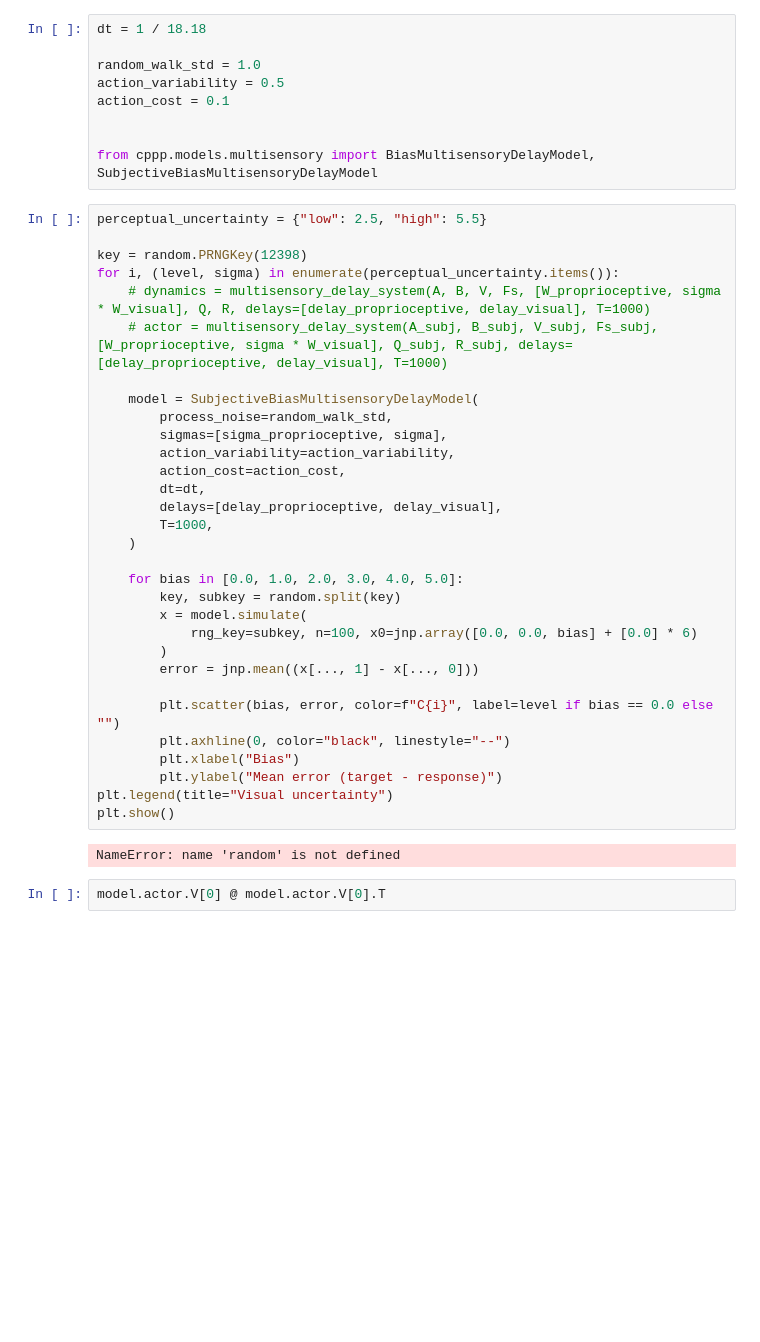
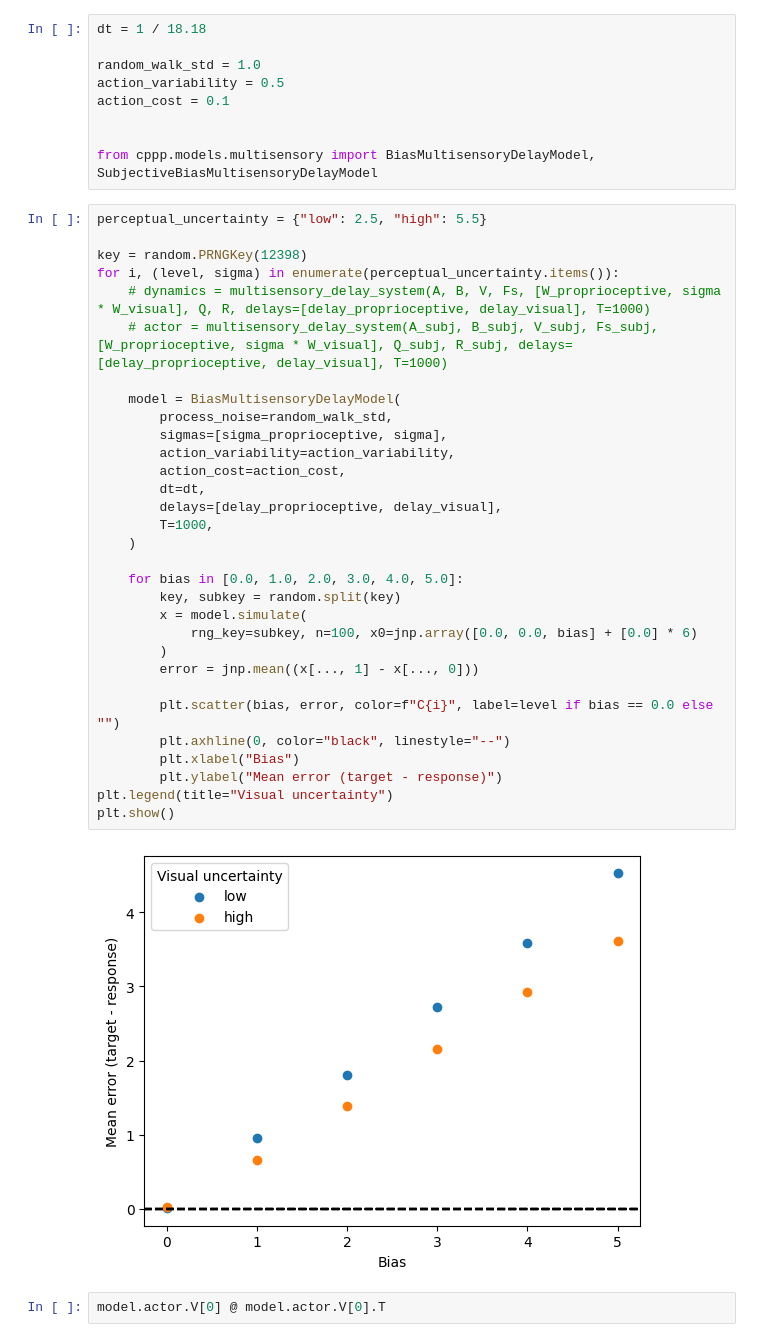
Before and after one commit to dominikstrb/cpp-proprioception, a Jupyter notebook: notebooks/DelayModel.ipynb, the cells around one changed output. Drawn from its saved outputs; the diff is of its cells as text; blank space fills up the shorter version.

```diff
--- a/notebooks/DelayModel.ipynb
+++ b/notebooks/DelayModel.ipynb
@@ -74,35 +74,35 @@ from cppp.models.multisensory import BiasMultisensoryDelayModel, SubjectiveBiasM
 perceptual_uncertainty = {"low": 2.5, "high": 5.5}
 
 key = random.PRNGKey(12398)
 for i, (level, sigma) in enumerate(perceptual_uncertainty.items()):
     # dynamics = multisensory_delay_system(A, B, V, Fs, [W_proprioceptive, sigma * W_visual], Q, R, delays=[delay_proprioceptive, delay_visual], T=1000)
     # actor = multisensory_delay_system(A_subj, B_subj, V_subj, Fs_subj, [W_proprioceptive, sigma * W_visual], Q_subj, R_subj, delays=[delay_proprioceptive, delay_visual], T=1000)
 
-    model = SubjectiveBiasMultisensoryDelayModel(
+    model = BiasMultisensoryDelayModel(
         process_noise=random_walk_std,
         sigmas=[sigma_proprioceptive, sigma],
         action_variability=action_variability,
         action_cost=action_cost,
         dt=dt,
         delays=[delay_proprioceptive, delay_visual],
         T=1000,
     )
 
     for bias in [0.0, 1.0, 2.0, 3.0, 4.0, 5.0]:
         key, subkey = random.split(key)
         x = model.simulate(
             rng_key=subkey, n=100, x0=jnp.array([0.0, 0.0, bias] + [0.0] * 6)
         )
         error = jnp.mean((x[..., 1] - x[..., 0]))
 
         plt.scatter(bias, error, color=f"C{i}", label=level if bias == 0.0 else "")
         plt.axhline(0, color="black", linestyle="--")
         plt.xlabel("Bias")
         plt.ylabel("Mean error (target - response)")
 plt.legend(title="Visual uncertainty")
 plt.show()
 # %% [output]
-NameError: name 'random' is not defined
+[figure, added]
 # %%
 model.actor.V[0] @ model.actor.V[0].T
 # %% [output]
```
Also changed, not shown: parts of 1 cell of this notebook, 5 other files.
